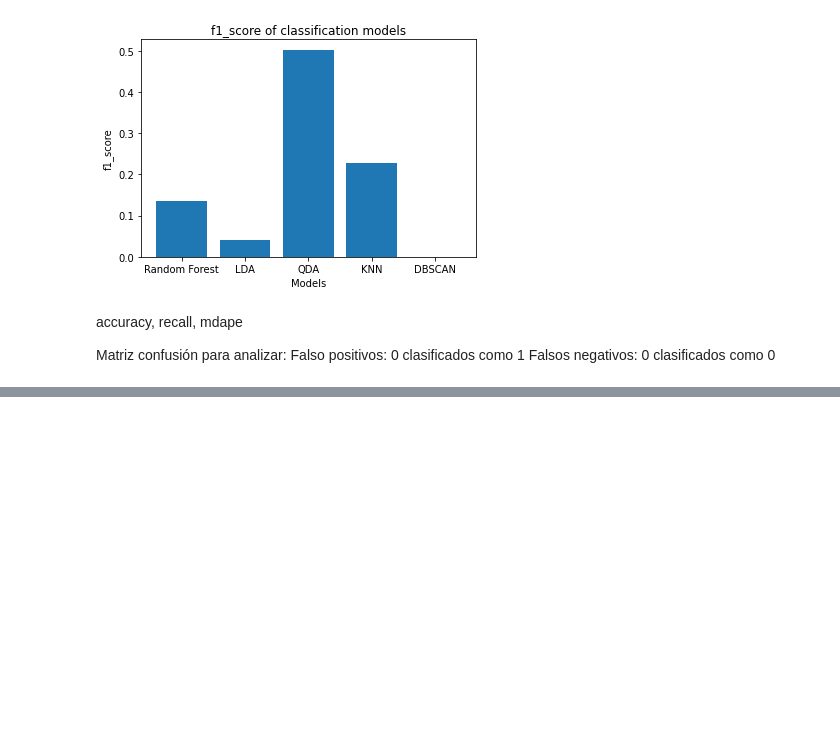
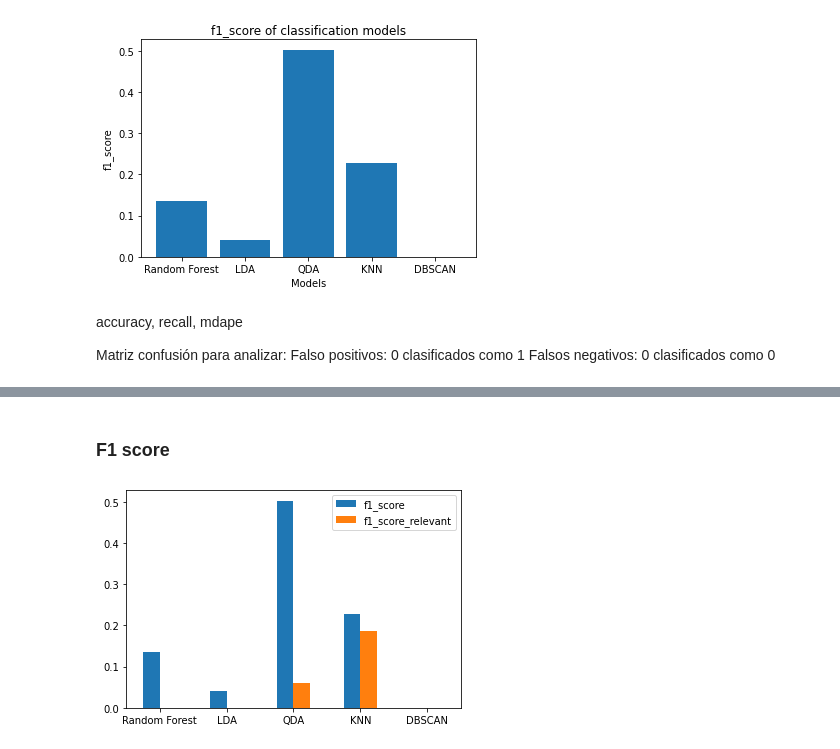
Before and after one commit to LAMDAMielgo/SatAi_BicycleFriendlyPath, a Jupyter notebook: Classification_models_for_BW_images.ipynb, the cells around one changed output, grey strips where cells are left out. Saved outputs shown, nothing was run; the diff lists cells and outputs as text; code cells hidden in the pictures; blank space fills up the shorter version.

```diff
--- a/Classification_models_for_BW_images.ipynb
+++ b/Classification_models_for_BW_images.ipynb
@@ -597,0 +1078,14 @@ Falsos negativos: 0 clasificados como 0
+# %% [markdown]
+### F1 score
+# %%
+f1_score = df_model_result['f1_score'].to_list()
+f1_score_relevant = df_relevant_model_result['f1_score'].to_list()
+index = df_model_result['Model_name'].to_list()
+
+df_f1_score = pd.DataFrame({'f1_score': f1_score,
+                            'f1_score_relevant': f1_score_relevant},
+                           index = index)
+
+ax = df_f1_score.plot.bar(rot=0)
+# %% [output]
+[figure, added]
```
Also changed, not shown: parts of 65 cells of this notebook.
